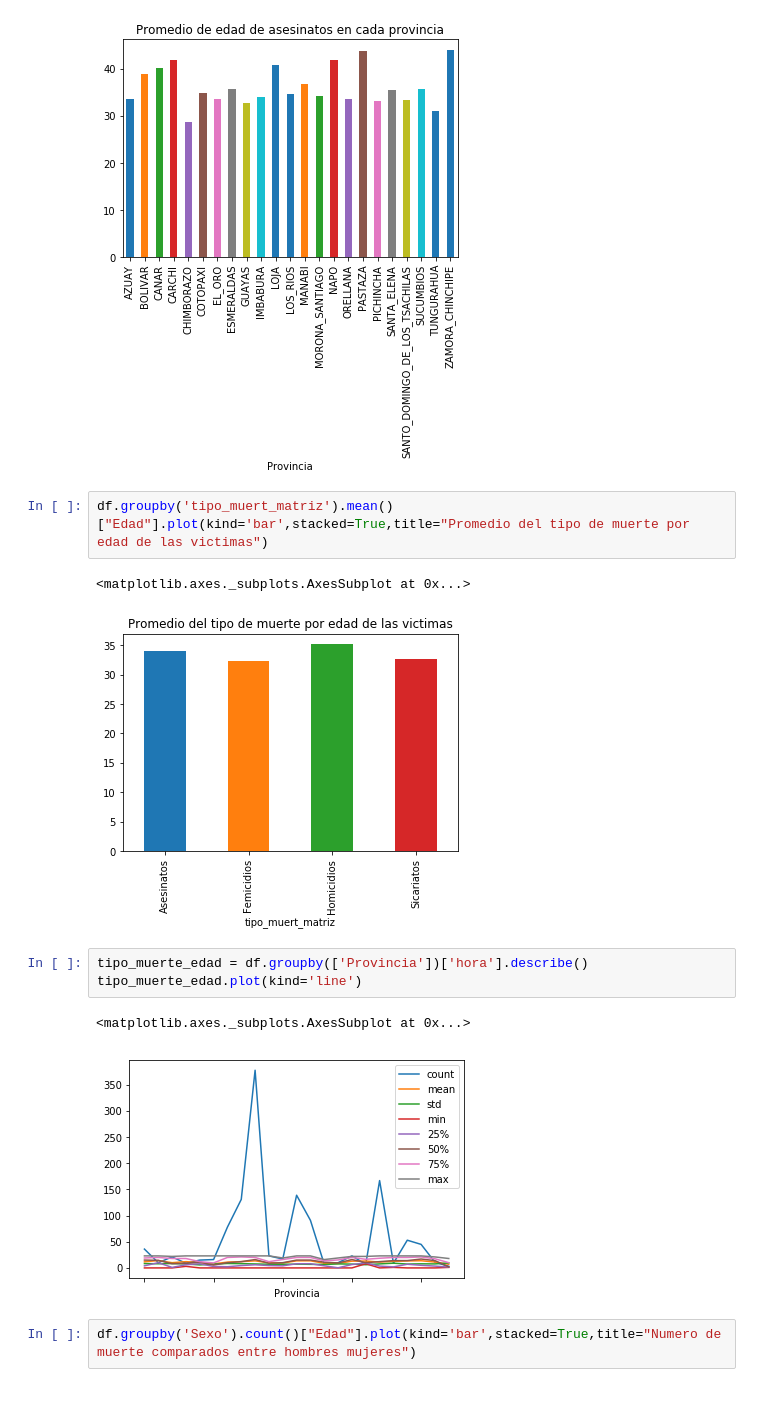
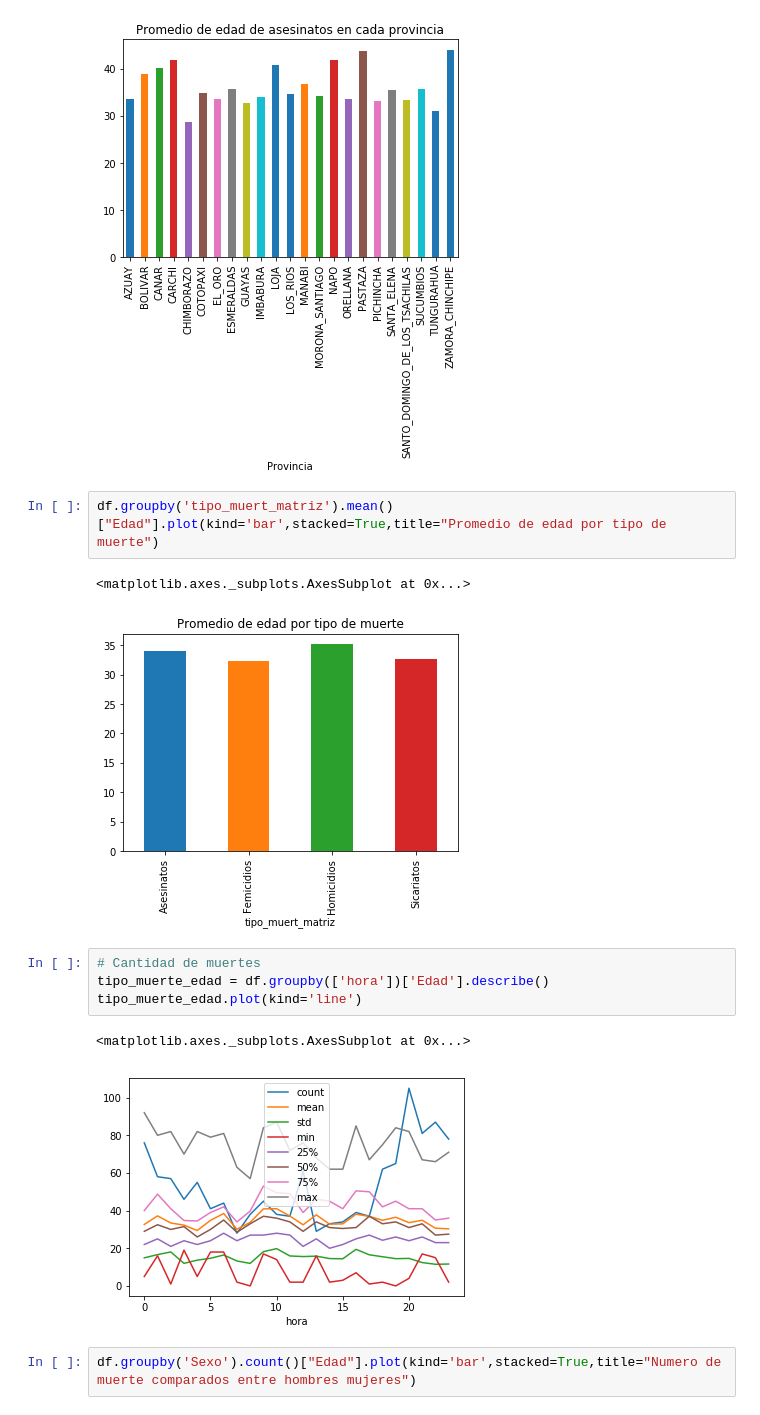
Before and after one commit to 2019-B-GR1-Python/py-velasquez-garcia-luis-enrique, a Jupyter notebook: Proyecto_1bimestre/Proyecto.ipynb, the cells around one changed output. Cells and saved outputs as stored; diff of their text form.

```diff
--- a/Proyecto_1bimestre/Proyecto.ipynb
+++ b/Proyecto_1bimestre/Proyecto.ipynb
@@ -44,16 +45,17 @@ df.groupby('Provincia').mean()["Edad"].plot(kind='bar',stacked=True,title="Prome
 <matplotlib.axes._subplots.AxesSubplot at 0x...>
 [figure]
 # %%
-df.groupby('tipo_muert_matriz').mean()["Edad"].plot(kind='bar',stacked=True,title="Promedio del tipo de muerte por edad de las victimas")
+df.groupby('tipo_muert_matriz').mean()["Edad"].plot(kind='bar',stacked=True,title="Promedio de edad por tipo de muerte")
 # %% [output]
 <matplotlib.axes._subplots.AxesSubplot at 0x...>
-[figure, old version]
+[figure, new version]
 # %%
-tipo_muerte_edad = df.groupby(['Provincia'])['hora'].describe()
+# Cantidad de muertes
+tipo_muerte_edad = df.groupby(['hora'])['Edad'].describe()
 tipo_muerte_edad.plot(kind='line')
 # %% [output]
 <matplotlib.axes._subplots.AxesSubplot at 0x...>
-[figure, old version]
+[figure, new version]
 # %%
 df.groupby('Sexo').count()["Edad"].plot(kind='bar',stacked=True,title="Numero de muerte comparados entre hombres mujeres")
 # %% [output]
```
Also changed, not shown: parts of 5 cells of this notebook, 9 other files.
